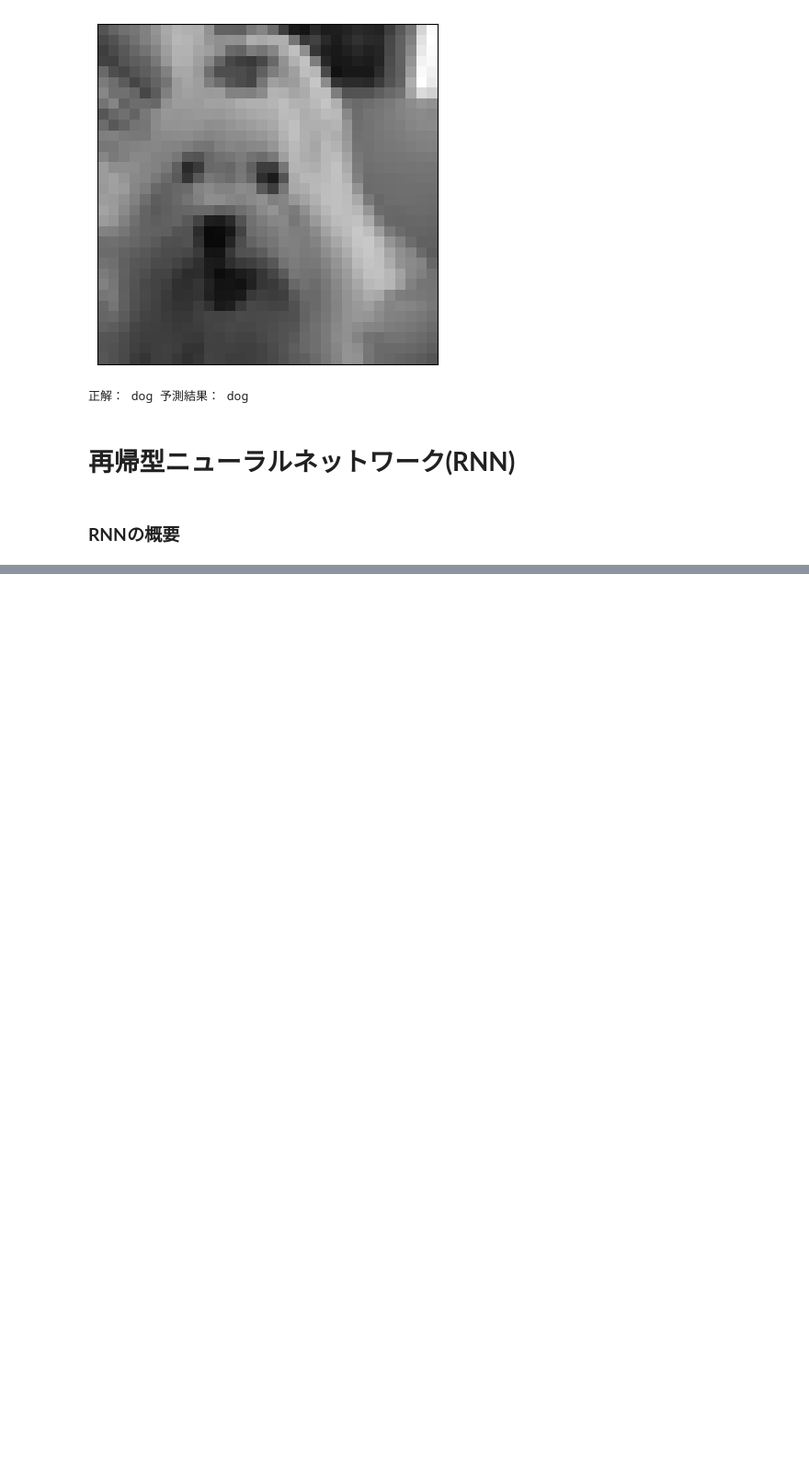
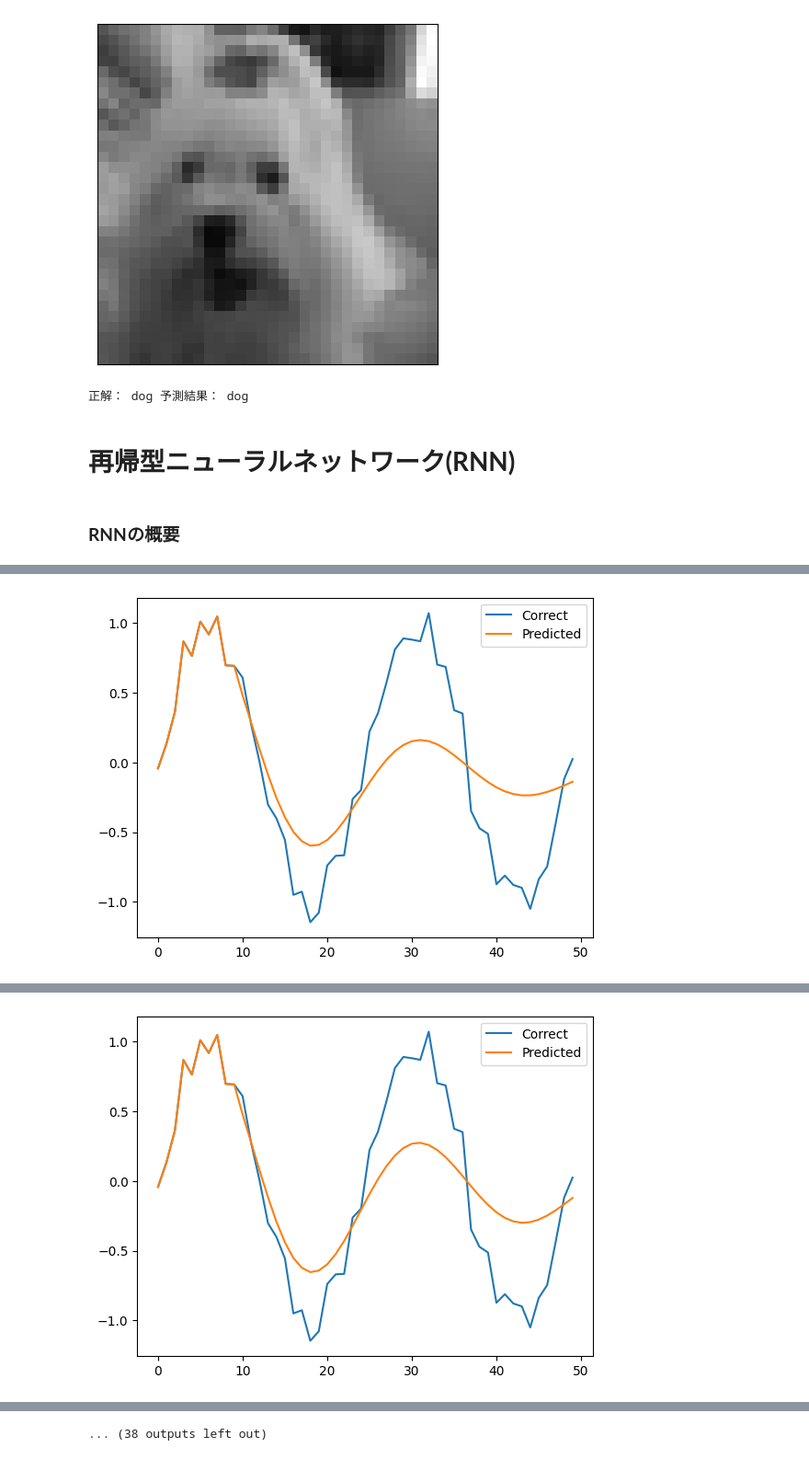
Before and after one commit to sakamototaisei/python_colab, a Jupyter notebook: PyTorchで実装するディープラーニング.ipynb, the cells around one changed output, grey strips where cells are left out. Shown at 92% size. Saved outputs shown, nothing was run; the diff lists cells and outputs as text; code cells hidden in the pictures; blank space fills up the shorter version.

```diff
--- a/PyTorchで実装するディープラーニング.ipynb
+++ b/PyTorchで実装するディープラーニング.ipynb
@@ -1153,0 +1200,19 @@ print('正解：', cifar10_classes[labels[0]],
+# %%
+import torch
+from torch.utils.data import DataLoader
+
+n_time = 10 # 時系列の数
+n_sample = len(sin_x)-n_time # サンプル数
+
+input_data = np.zeros((n_sample, n_time, 1)) # 入力
+correct_data = np.zeros((n_sample, 1)) # 正解
+
+for i in range(n_sample):
+    input_data[i] = sin_y[i:i+n_time].reshape(-1, 1)
+    correct_data[i] = sin_y[i+n_time:i+n_time+1] # 正解は入力よりも1つ後
+
+input_data = torch.tensor(input_data, dtype=torch.float) # テンソルに変換
+correct_data = torch.tensor(correct_data, dtype=torch.float)
+dataset = torch.utils.data.TensorDataset(input_data, correct_data) # データセットの作成
+
+train_loader = DataLoader(dataset, batch_size=8, shuffle=True) # DataLoaderの設定
@@ -1153,0 +1261,40 @@ print('正解：', cifar10_classes[labels[0]],
+# %%
+from torch import optim
+
+# 交差エントロピー誤差関数
+loss_fnc = nn.MSELoss()
+
+# 最適化アルゴリズム
+optimizer = optim.SGD(net.parameters(), lr=0.01) # 学習率は0.01
+
+# 損失のログ
+record_loss_train = []
+
+# 学習
+for i in range(50): # 50エポック学習
+    net.train() # 訓練モード
+    loss_train = 0
+    for j, (x, t) in enumerate(train_loader): # ミニバッチ(x, t)を取り出す
+        y = net(x)
+        loss = loss_fnc(y, t)
+        loss_train += loss.item()
+        optimizer.zero_grad()
+        loss.backward()
+        optimizer.step()
+    loss_train /= j+1
+    record_loss_train.append(loss_train)
+
+    if i%2 == 0:
+        print('Epoch:', i, 'Loss_Train:', loss_train)
+        predicted = list(input_data[0].reshape(-1)) # 最後の入力
+        for i in range(n_sample):
+            x = torch.tensor(predicted[-n_time:]) # 直近の時系列を取り出す
+            x = x.reshape(1, n_time, 1) # バッチサイズ、時系列の数、入力の数
+            y = net(x)
+            predicted.append(y[0].item()) # 予測結果をpredictedに追加する
+
+        plt.plot(range(len(sin_y)), sin_y, label='Correct')
+        plt.plot(range(len(predicted)), predicted, label='Predicted')
+        plt.legend()
+        plt.show()
+# %% [output]
@@ -1153,0 +1302 @@ print('正解：', cifar10_classes[labels[0]],
+[figure, added]
@@ -1153,0 +1304 @@ print('正解：', cifar10_classes[labels[0]],
+[figure, added]
@@ -1153,0 +1313 @@ print('正解：', cifar10_classes[labels[0]],
+... (38 outputs left out)
```
Also changed, not shown: parts of 13 cells of this notebook.
